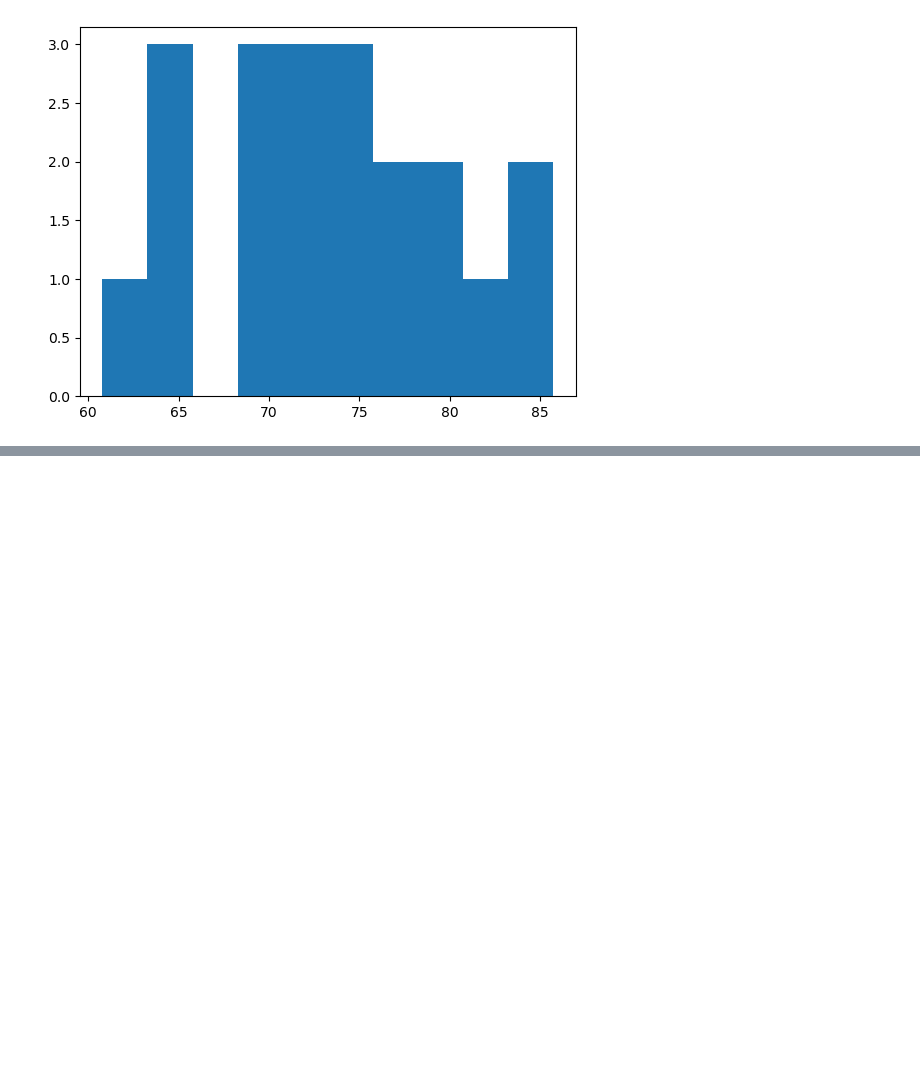
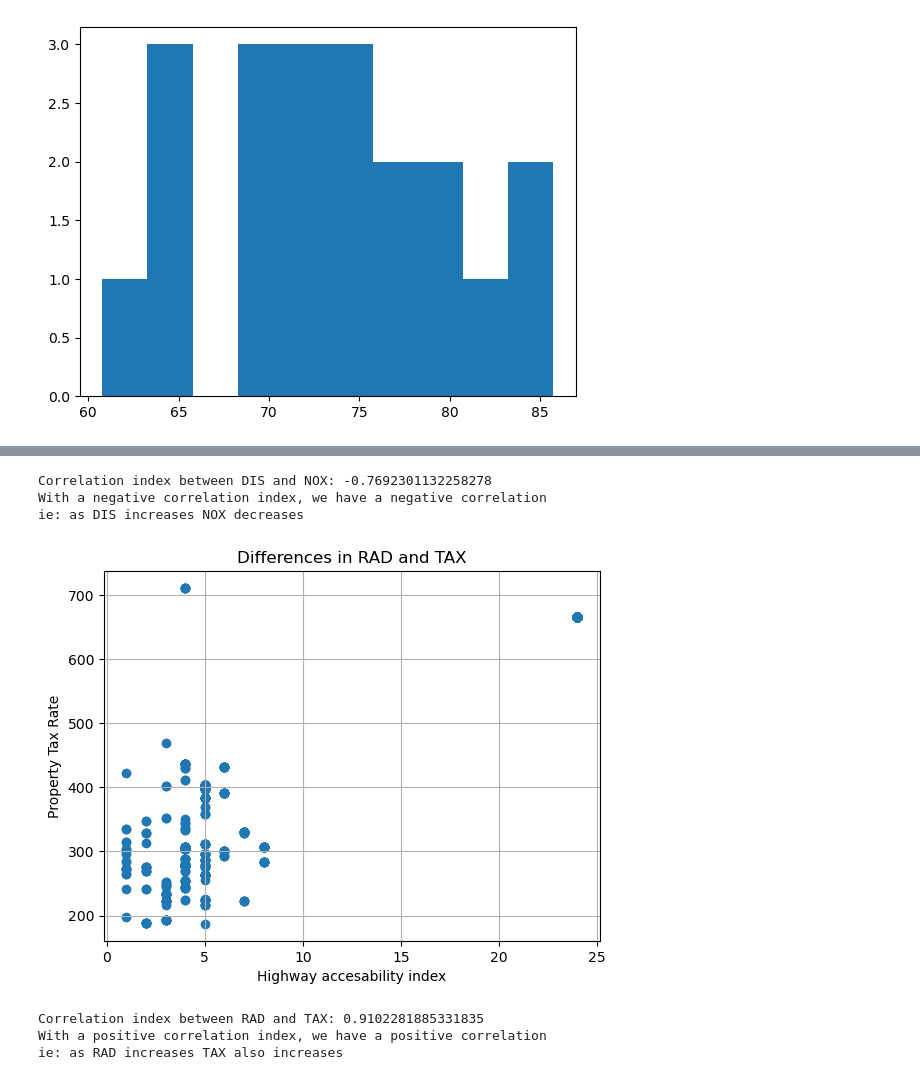
Before and after one commit to GabrielKrishnadasan/COMP352, a Jupyter notebook: Assignment3/assign.ipynb, the cells around one changed output, grey strips where cells are left out. Saved outputs shown, nothing was run; the diff lists cells and outputs as text; code cells hidden in the pictures; blank space fills up the shorter version.

```diff
--- a/Assignment3/assign.ipynb
+++ b/Assignment3/assign.ipynb
@@ -58,0 +129,28 @@ plt.show()
+# %%
+correlation_index = boston_df["DIS"].corr(boston_df["NOX"])
+print("Correlation index between DIS and NOX:", correlation_index)
+print("With a negative correlation index, we have a negative correlation")
+print("ie: as DIS increases NOX decreases")
+# %% [output]
+Correlation index between DIS and NOX: -0.7692301132258278
+With a negative correlation index, we have a negative correlation
+ie: as DIS increases NOX decreases
+# %%
+#2.6
+plt.scatter(boston_df["RAD"], boston_df["TAX"])
+
+plt.xlabel("Highway accesability index")
+plt.ylabel("Property Tax Rate")
+plt.title("Differences in RAD and TAX")
+plt.grid(True)
+# %% [output]
+[figure, added]
+# %%
+correlation_index = boston_df["RAD"].corr(boston_df["TAX"])
+print("Correlation index between RAD and TAX:", correlation_index)
+print("With a positive correlation index, we have a positive correlation")
+print("ie: as RAD increases TAX also increases")
+# %% [output]
+Correlation index between RAD and TAX: 0.9102281885331835
+With a positive correlation index, we have a positive correlation
+ie: as RAD increases TAX also increases
```
Also changed, not shown: parts of 29 cells of this notebook.
